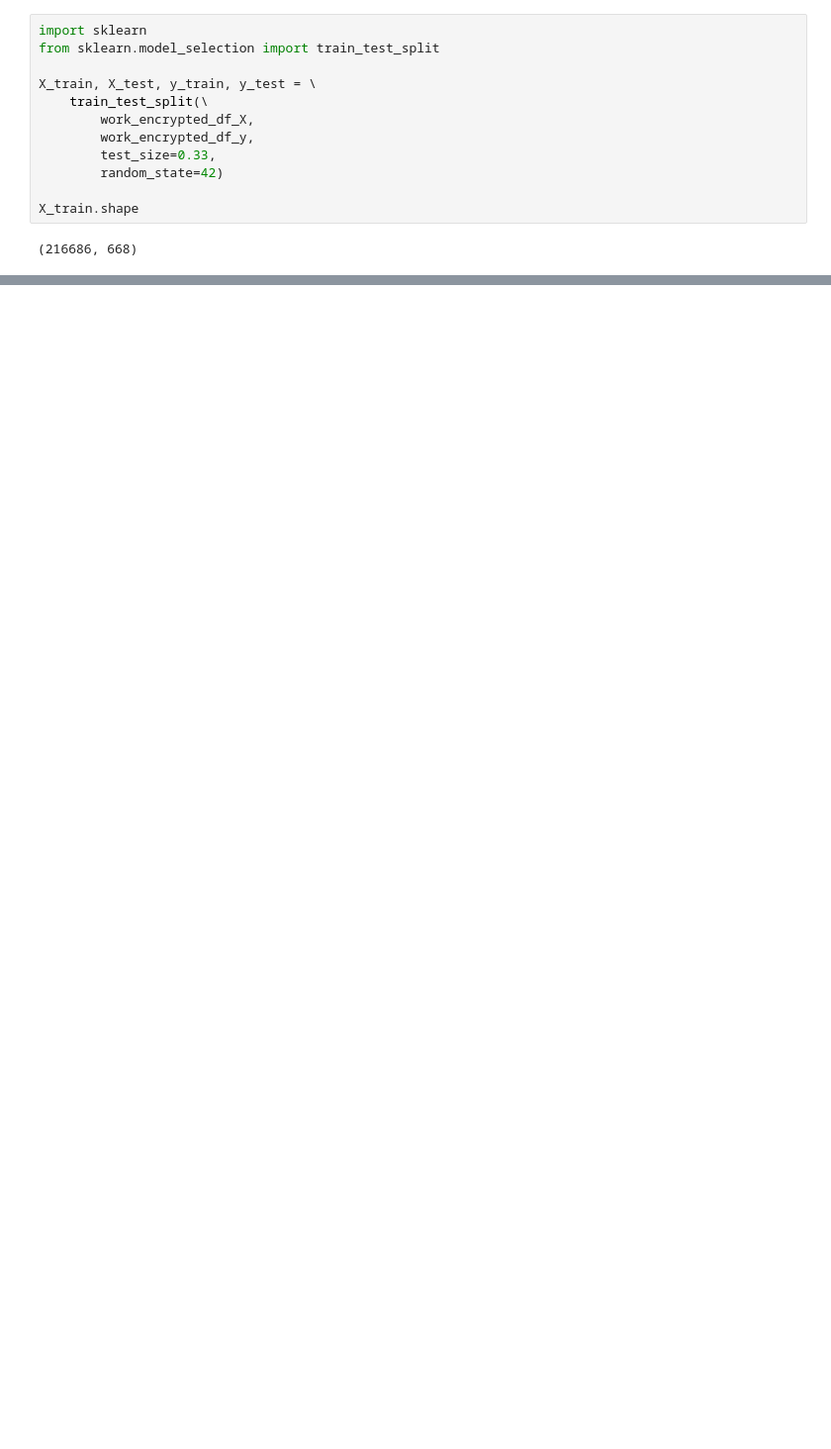
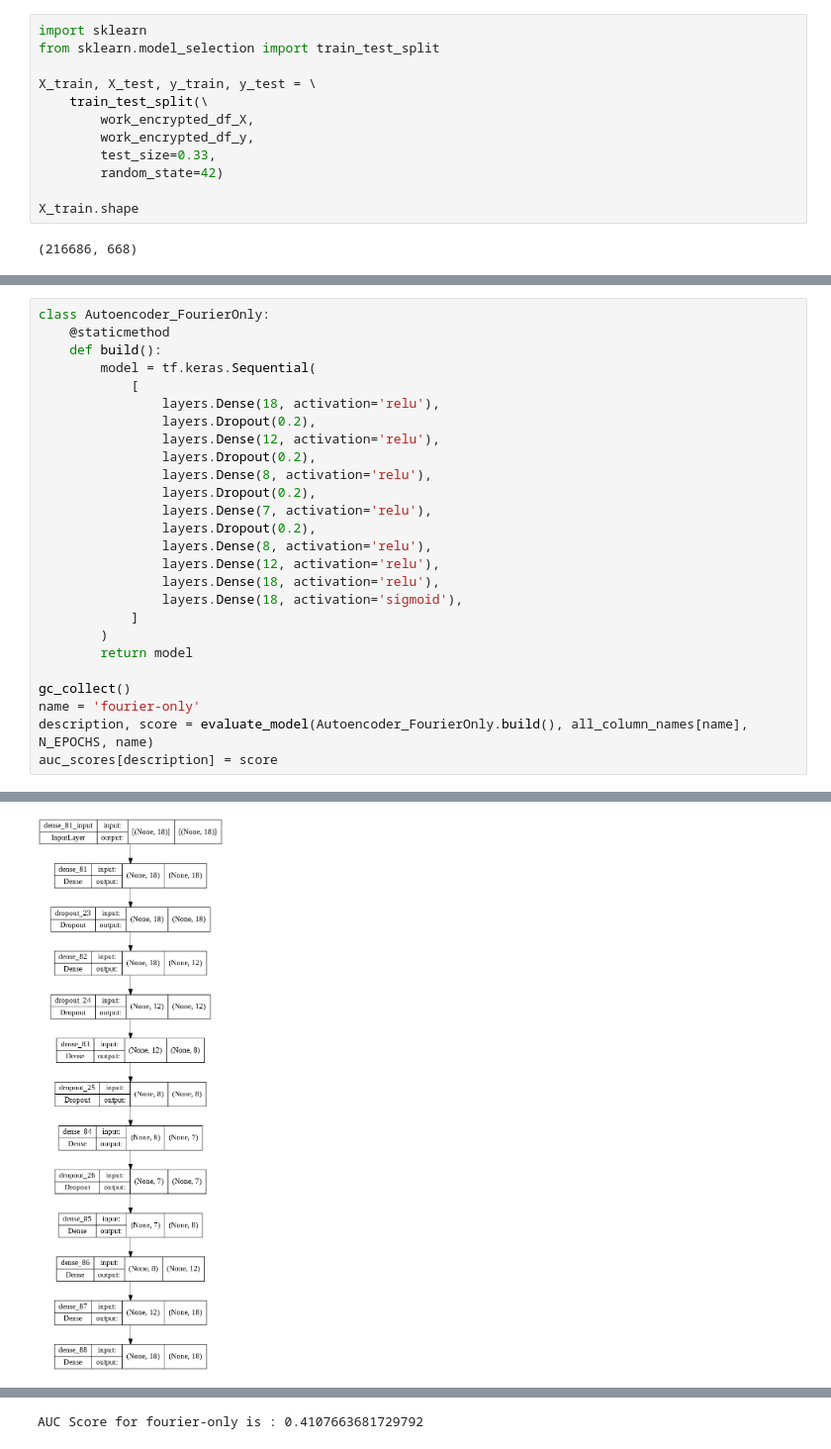
Before and after one commit to bhattacharjee/RansomFoRRT, a Jupyter notebook: iteration_3.0.ipynb/Autoencoder_iteration_3.2_invert.ipynb, the cells around one changed output, grey strips where cells are left out. Shown at 99% size. Drawn from its saved outputs; the diff is of its cells as text; blank space fills up the shorter version.

```diff
--- a/iteration_3.0.ipynb/Autoencoder_iteration_3.2_invert.ipynb
+++ b/iteration_3.0.ipynb/Autoencoder_iteration_3.2_invert.ipynb
@@ -348,0 +513,27 @@ plt.plot(fpr, tpr)
+# %%
+class Autoencoder_FourierOnly:
+    @staticmethod
+    def build():
+        model = tf.keras.Sequential(
+            [
+                layers.Dense(18, activation='relu'),
+                layers.Dropout(0.2),
+                layers.Dense(12, activation='relu'),
+                layers.Dropout(0.2),
+                layers.Dense(8, activation='relu'),
+                layers.Dropout(0.2),
+                layers.Dense(7, activation='relu'),
+                layers.Dropout(0.2),
+                layers.Dense(8, activation='relu'),
+                layers.Dense(12, activation='relu'),
+                layers.Dense(18, activation='relu'),
+                layers.Dense(18, activation='sigmoid'),
+            ]
+        )
+        return model
+
+gc_collect()
+name = 'fourier-only'
+description, score = evaluate_model(Autoencoder_FourierOnly.build(), all_column_names[name], N_EPOCHS, name)
+auc_scores[description] = score
+# %% [output]
@@ -348,0 +557 @@ plt.plot(fpr, tpr)
+[figure, added]
@@ -348,0 +565 @@ plt.plot(fpr, tpr)
+AUC Score for fourier-only is : 0.4107663681729792
```
Also changed, not shown: parts of 25 cells of this notebook.
